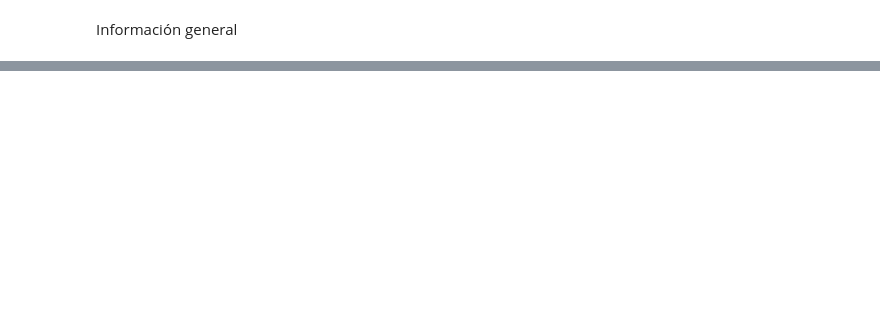
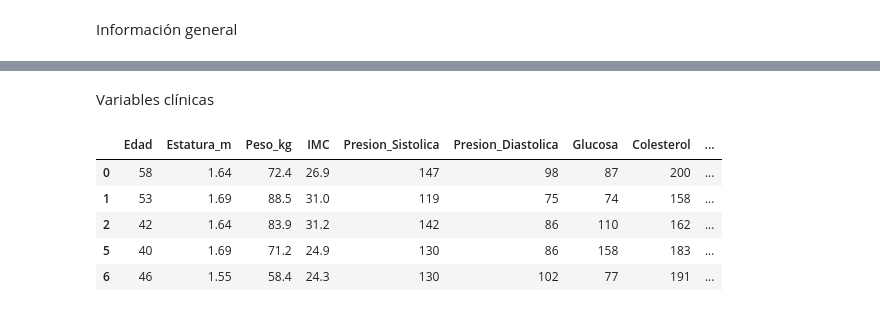
Before and after one commit to DevFntxy/ECBD_9A_IDGS_PRACTICAS_230892, a Jupyter notebook: Practica07/Practica07.ipynb, the cells around one changed output, grey strips where cells are left out. Saved outputs shown, nothing was run; the diff lists cells and outputs as text; code cells hidden in the pictures; blank space fills up the shorter version.

```diff
--- a/Practica07/Practica07.ipynb
+++ b/Practica07/Practica07.ipynb
@@ -89,0 +243,30 @@ memory usage: 4.9+ MB
+# %% [markdown]
+Variables clínicas
+# %%
+variables_clinicas = [
+
+    "Edad",
+    "Estatura_m",
+    "Peso_kg",
+    "IMC",
+    "Presion_Sistolica",
+    "Presion_Diastolica",
+    "Glucosa",
+    "Colesterol",
+    "Frecuencia_Cardiaca",
+    "Diabetes",
+    "Hipertension",
+    "Fumador",
+    "Actividad_Fisica",
+    "Antecedente_Familiar"
+
+]
+
+df_xico[variables_clinicas].head()
+# %% [output]
+|  | Edad | Estatura_m | Peso_kg | IMC | Presion_Sistolica | Presion_Diastolica | Glucosa | Colesterol | ... |
+| 0 | 58 | 1.64 | 72.4 | 26.9 | 147 | 98 | 87 | 200 | ... |
+| 1 | 53 | 1.69 | 88.5 | 31.0 | 119 | 75 | 74 | 158 | ... |
+| 2 | 42 | 1.64 | 83.9 | 31.2 | 142 | 86 | 110 | 162 | ... |
+| 5 | 40 | 1.69 | 71.2 | 24.9 | 130 | 86 | 158 | 183 | ... |
+| 6 | 46 | 1.55 | 58.4 | 24.3 | 130 | 102 | 77 | 191 | ... |
```
Also changed, not shown: parts of 22 cells of this notebook, 2 other files.
